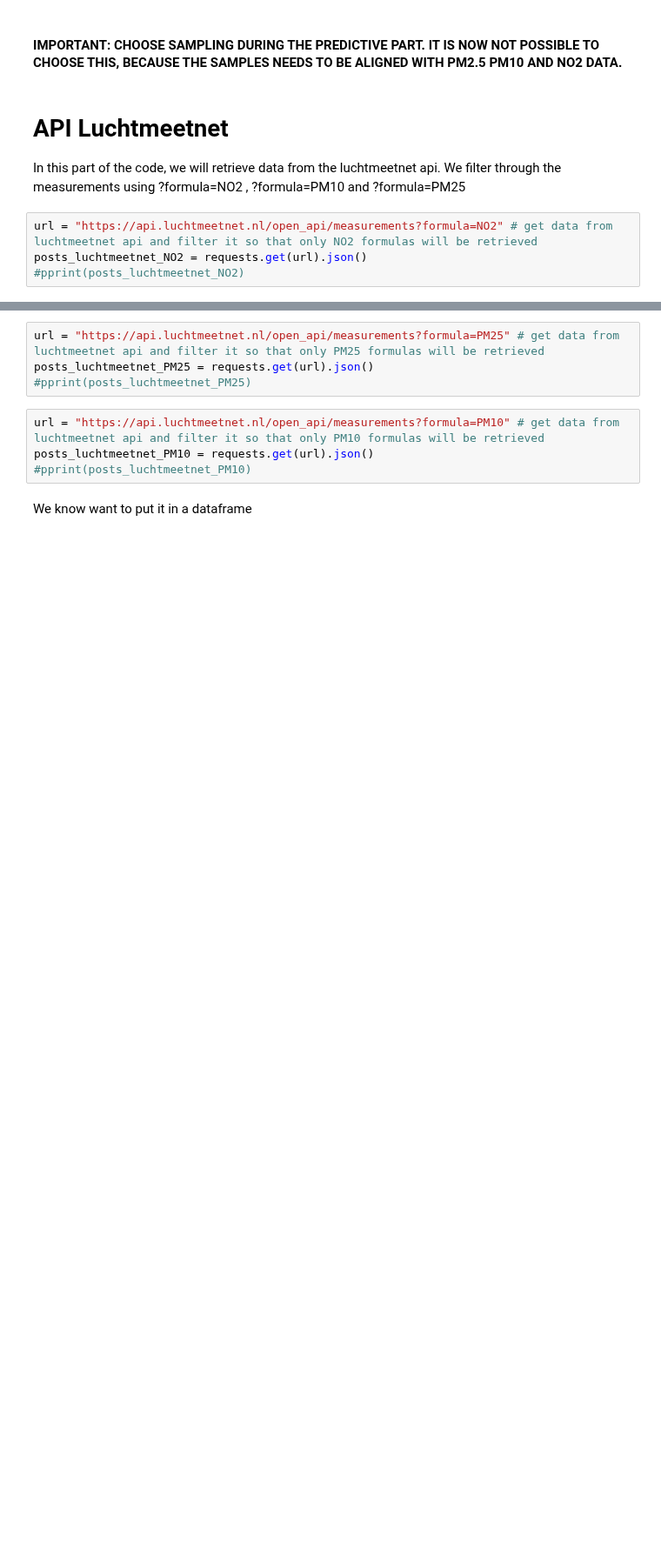
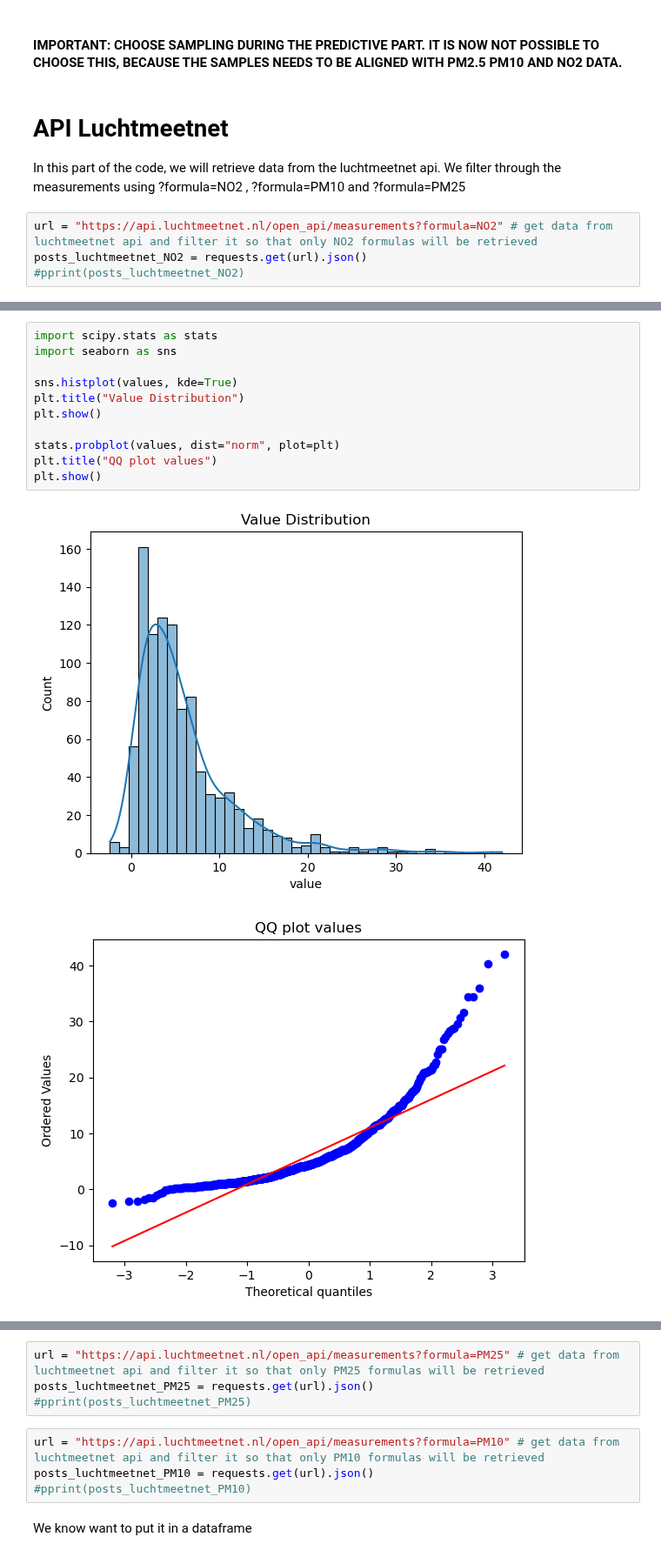
Before and after one commit to R-Zaid/DSS-project, a Jupyter notebook: main/DSS group 1 .ipynb, the cells around one changed output, grey strips where cells are left out. Shown at 87% size. Saved outputs shown, nothing was run; the diff lists cells and outputs as text; blank space fills up the shorter version.

```diff
--- a/main/DSS group 1 .ipynb
+++ b/main/DSS group 1 .ipynb
@@ -412,0 +519,14 @@ posts_luchtmeetnet_NO2 = requests.get(url).json()
+# %%
+import scipy.stats as stats
+import seaborn as sns
+
+sns.histplot(values, kde=True)
+plt.title("Value Distribution")
+plt.show()
+
+stats.probplot(values, dist="norm", plot=plt)
+plt.title("QQ plot values")
+plt.show()
+# %% [output]
+[figure, added]
+[figure, added]
```
Also changed, not shown: parts of 19 cells of this notebook.
